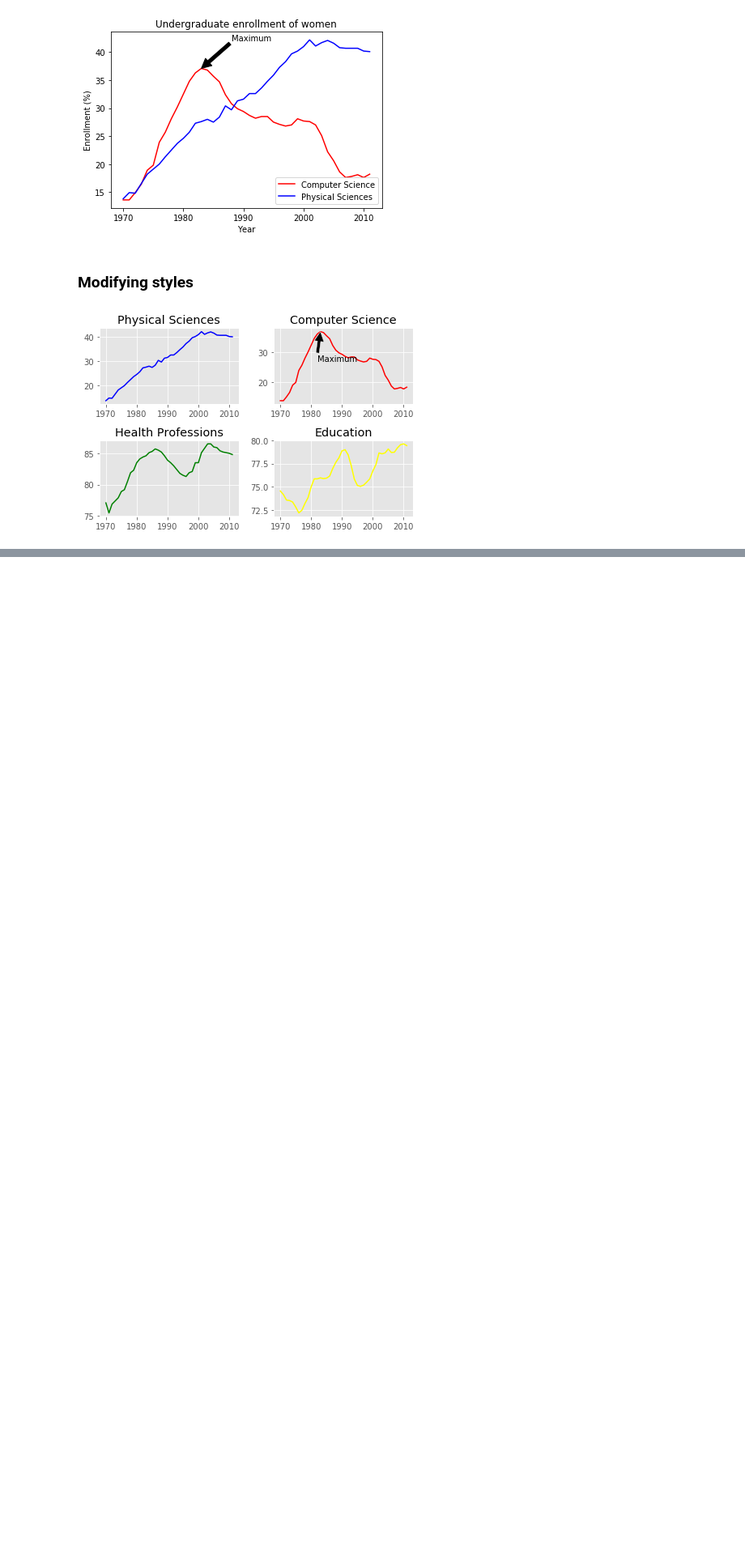
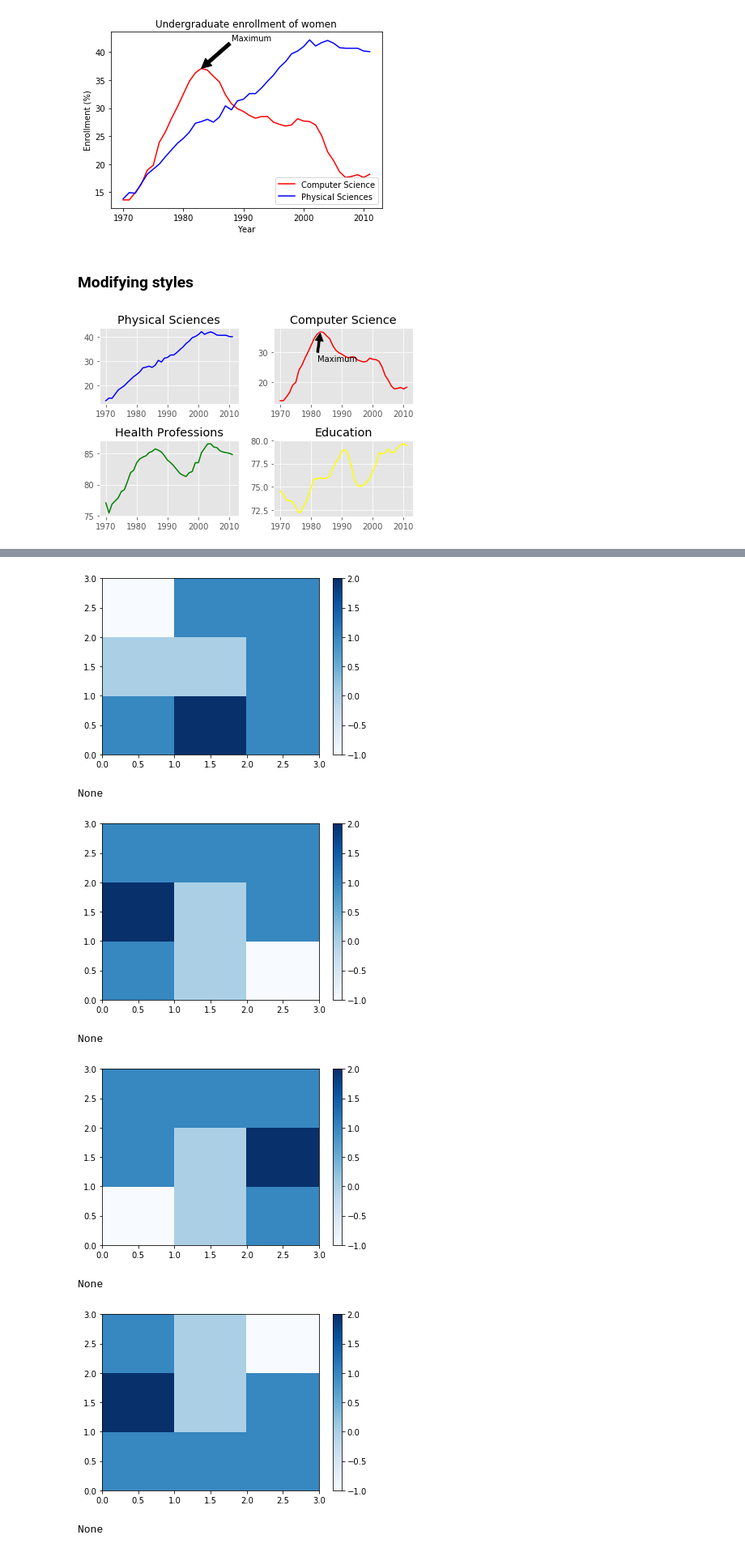
Before and after one commit to nvmoyar/datascience_notebooks, a Jupyter notebook: Introduction to Data Visualization with Python.ipynb, the cells around one changed output, grey strips where cells are left out. Shown at 81% size. Saved outputs shown, nothing was run; the diff lists cells and outputs as text; code cells hidden in the pictures; blank space fills up the shorter version.

```diff
--- a/Introduction to Data Visualization with Python.ipynb
+++ b/Introduction to Data Visualization with Python.ipynb
@@ -260,0 +288,21 @@ plt.show()
+# %%
+import matplotlib.pyplot as plt
+
+def myfunc(A):
+    plt.pcolor(A, cmap='Blues')
+    plt.colorbar()
+    plt.show()
+
+print(myfunc(np.array([[1, 2, 1], [0, 0, 1], [-1, 1, 1]])))
+print(myfunc(np.array([[1, 0, -1], [2, 0, 1], [1, 1, 1]])))
+print(myfunc(np.array([[-1, 0, 1], [1, 0, 2], [1, 1, 1]])))
+print(myfunc(np.array([[1, 1, 1], [2, 0, 1], [1, 0, -1]])))
+# %% [output]
+[figure, added]
+None
+[figure, added]
+None
+[figure, added]
+None
+[figure, added]
+None
```
Also changed, not shown: parts of 7 cells of this notebook, 3 other files.
